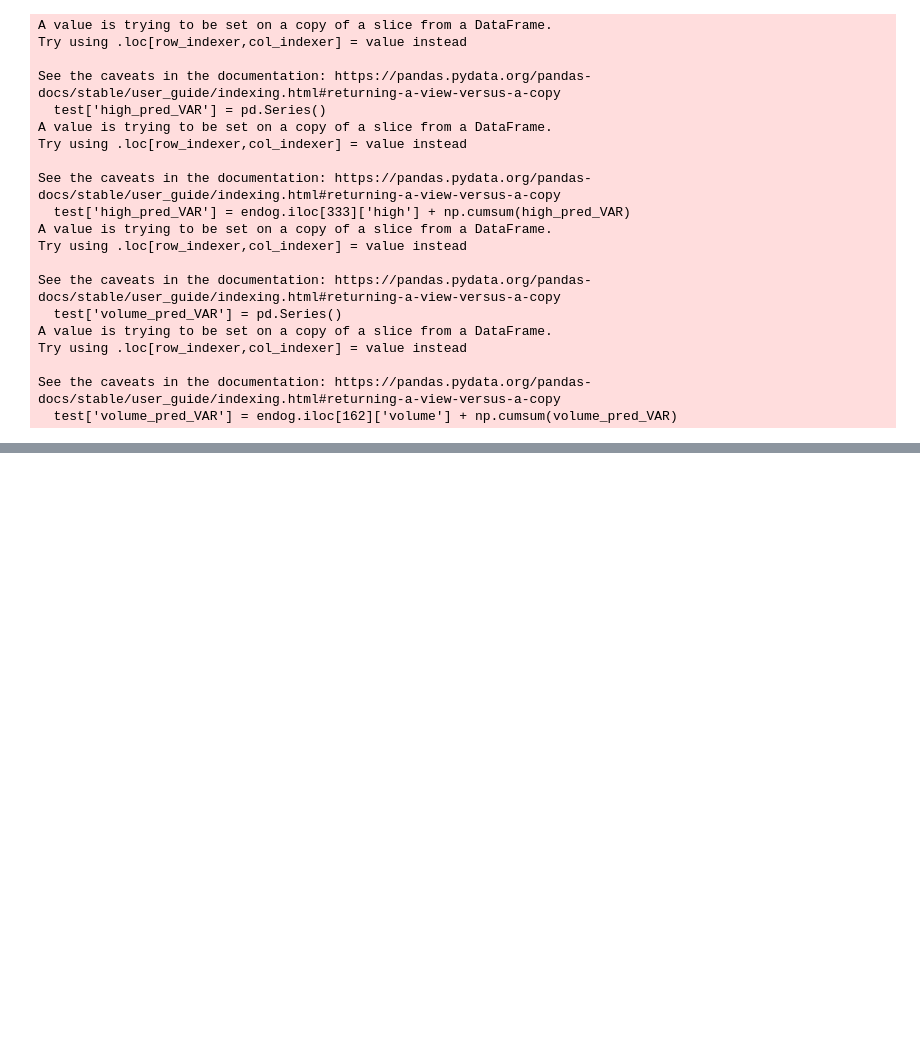
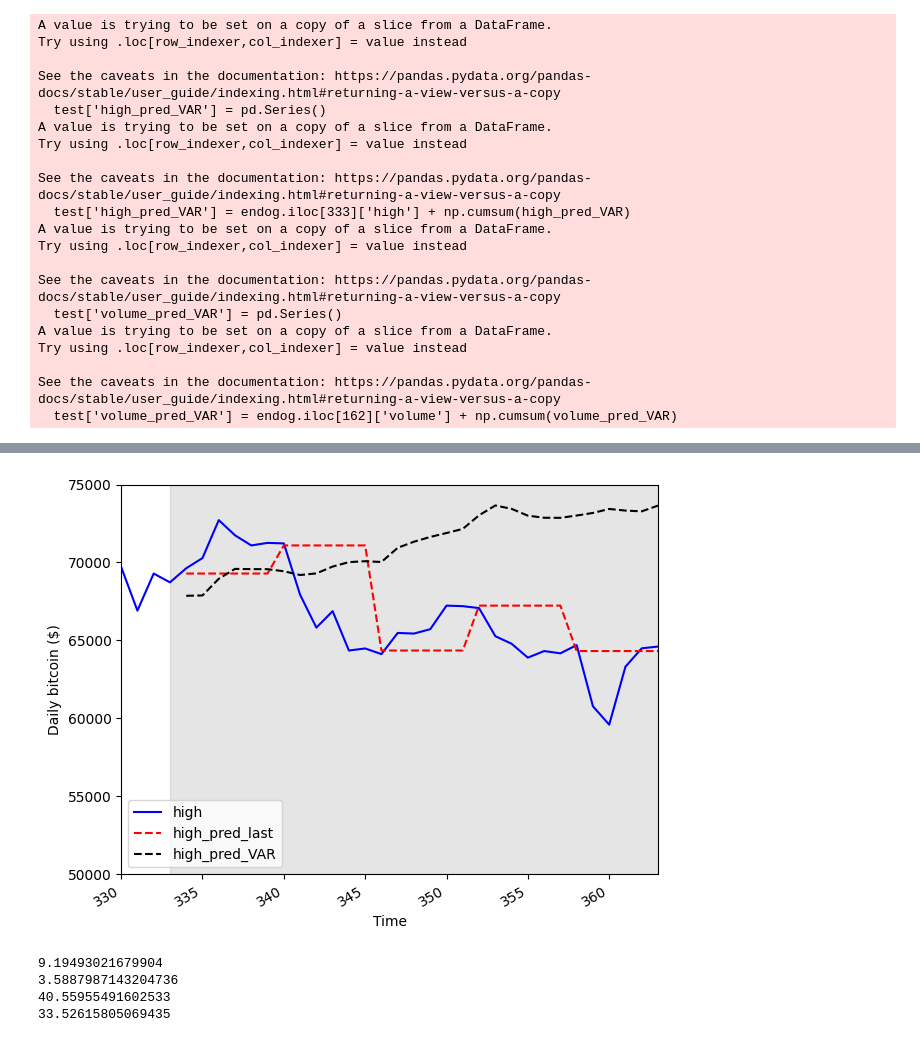
Before and after one commit to baloochyb/PricePrediction, a Jupyter notebook: time_series.ipynb, the cells around one changed output, grey strips where cells are left out. Cells and saved outputs as stored; diff of their text form; code cells hidden in the pictures; blank space fills up the shorter version.

```diff
--- a/time_series.ipynb
+++ b/time_series.ipynb
@@ -1758,0 +1759,33 @@ See the caveats in the documentation: https://pandas.pydata.org/pandas-docs/stab
+# %%
+fig, ax = plt.subplots()
+
+ax.plot(endog['high'], 'b-', label='high')
+ax.plot(test['high_pred_last'], 'r--', label='high_pred_last')
+ax.plot(test['high_pred_VAR'], 'k--', label='high_pred_VAR')
+ax.legend(loc=3)
+ax.set_xlabel('Time')
+ax.set_ylabel('Daily bitcoin ($)')
+ax.axvspan(333, 363, color='#808080', alpha=0.2)
+ax.set_xlim(330, 363)
+ax.set_ylim(50000, 75000)
+# plt.xticks([333, 363], ['2024-05-04', '2024-05-05'])
+fig.autofmt_xdate()
+plt.tight_layout()
+# %% [output]
+[figure, added]
+# %%
+def mape(y_true, y_pred):
+    return np.mean(np.abs((y_true - y_pred) / y_true)) * 100
+mape_high_VAR = mape(test['high'], test['high_pred_VAR'])
+mape_high_last = mape(test['high'], test['high_pred_last'])
+mape_volume_VAR = mape(test['volume'], test['volume_pred_VAR'])
+mape_volume_last = mape(test['volume'], test['volume_pred_last'])
+print(mape_high_VAR)
+print(mape_high_last)
+print(mape_volume_VAR)
+print(mape_volume_last)
+# %% [output]
+9.19493021679904
+3.5887987143204736
+40.55955491602533
+33.52615805069435
```
Also changed, not shown: parts of 2 cells of this notebook.
